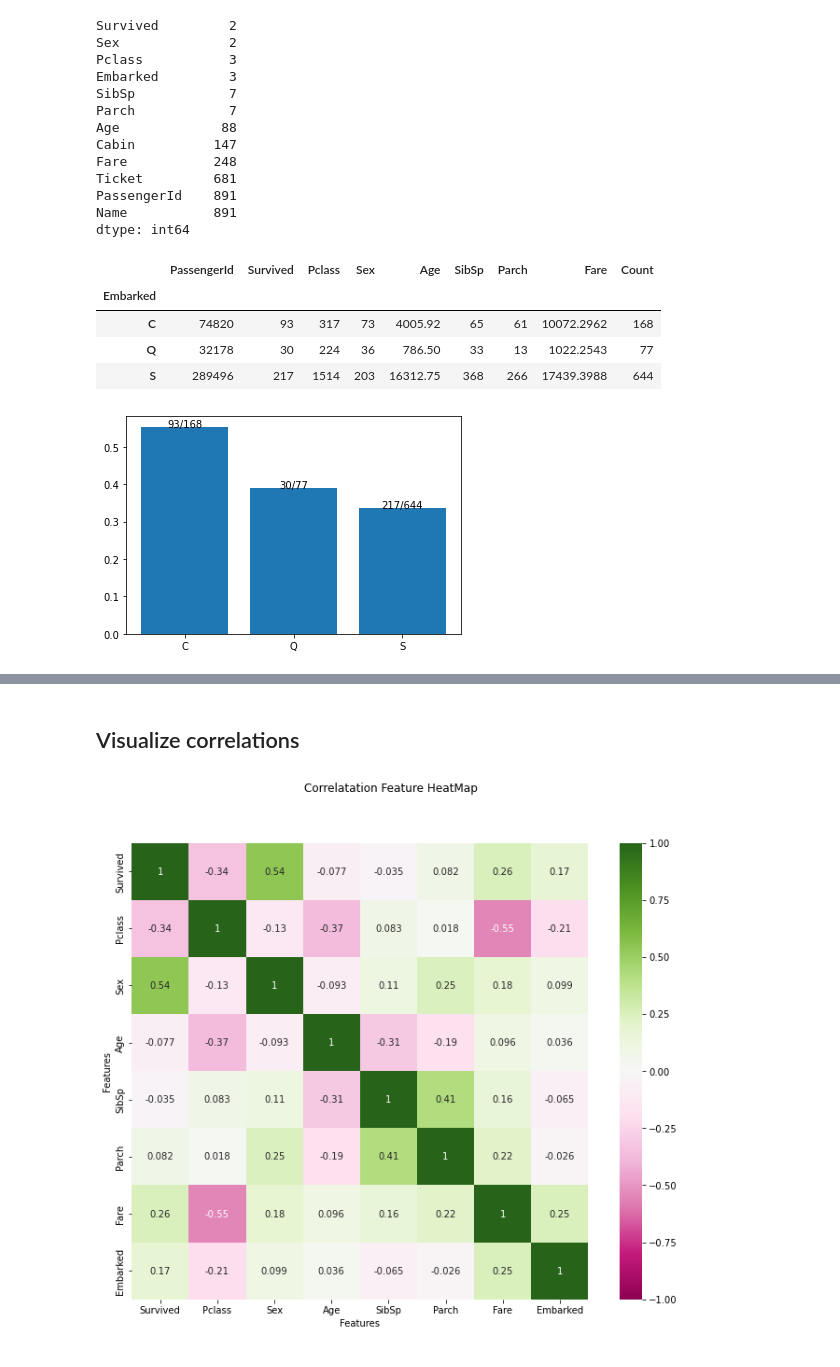
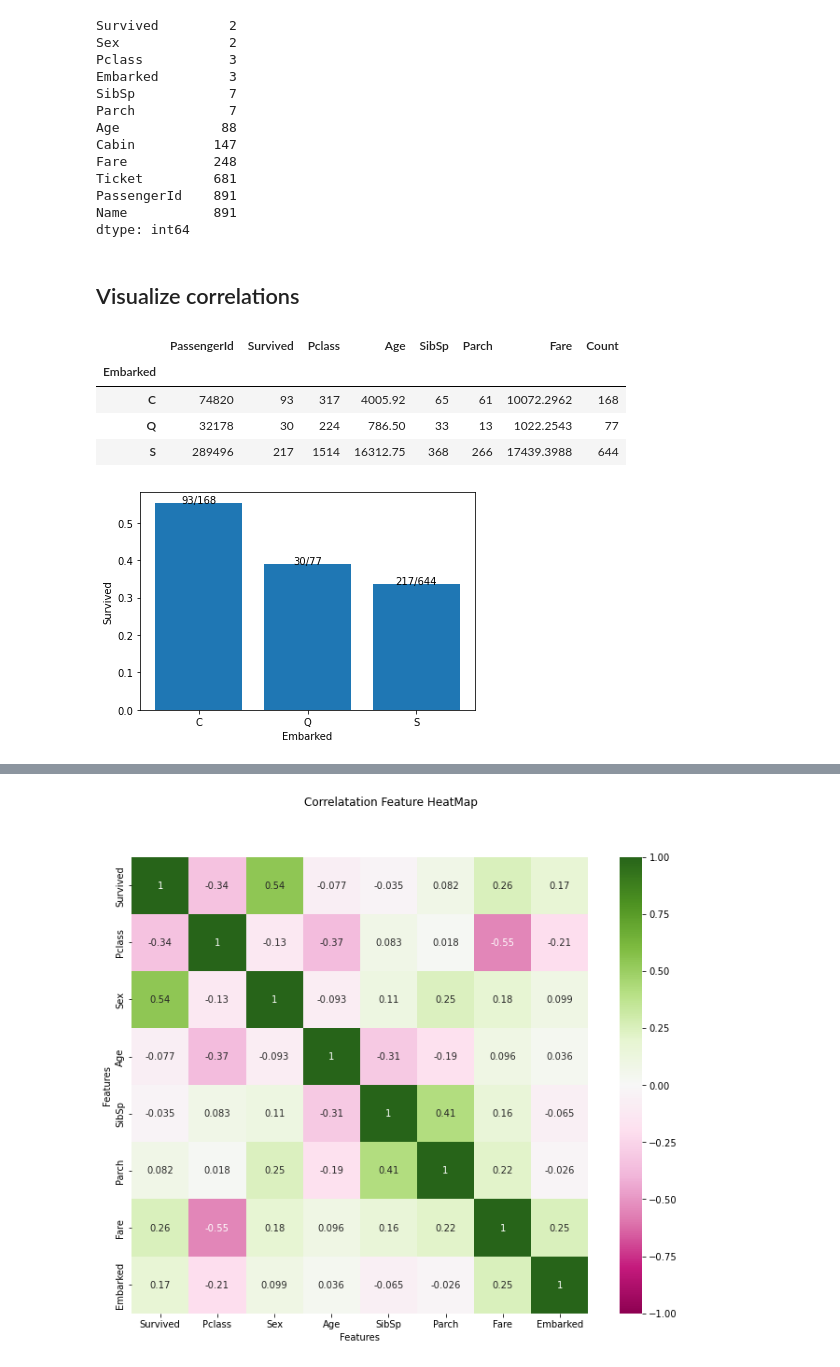
Before and after one commit to Yucheng-Zhu/Titanic_MachineLearningfromDisaster, a Jupyter notebook: Titanic (MLP).ipynb, the cells around one changed output, grey strips where cells are left out. Saved outputs shown, nothing was run; the diff lists cells and outputs as text; code cells hidden in the pictures.

```diff
--- a/Titanic (MLP).ipynb
+++ b/Titanic (MLP).ipynb
@@ -49,0 +1,26 @@ df_train_preparsed.head(5)
+# %%
+# -- Variables
+RANDOM_STATE = 42
+
+# -- Import libraries
+import pandas as pd, numpy as np
+import matplotlib.pyplot as plt, seaborn as sns
+
+# -- Import codes from folders
+import os
+cwd = os.getcwd()
+%run "{cwd}\utils\plots.py"
+%run "{cwd}\utils\data_cleansing.py"
+
+# -- Load data
+df_train_raw = pd.read_csv('data/train.csv', sep = ',')
+df_test_raw = pd.read_csv('data/test.csv', sep = ',')
+
+# -- Column used for counting
+df_train_withCount = df_train_raw.copy(deep=True)
+df_test_withCount = df_test_raw.copy(deep=True)
+
+df_train_withCount['Count'] = True; df_train_withCount['Count'].astype('bool')
+df_test_withCount['Count'] = True; df_test_withCount['Count'].astype('bool')
+
+df_train_withCount.head(5)
@@ -63,27 +47,32 @@ Ticket         681
 PassengerId    891
 Name           891
 dtype: int64
+# %% [markdown]
+## Visualize correlations
 # %%
 # -- Plot correlation between Embarked and Survived
-Grouped = df_train_preparsed.groupby(
+Grouped = df_train_withCount.groupby(
     ['Embarked']
 ).sum()
 plt.bar(
     Grouped.index,
     Grouped['Survived'] / Grouped['Count']
 )
 Plot_ShowFigures(
     Grouped.index,
     Grouped['Survived'], Grouped['Count'],
     Grouped['Survived'] / Grouped['Count']
                 )
+plt.xlabel('Embarked')
+plt.ylabel('Survived')
+
 Grouped
 # %% [output]
-|  | PassengerId | Survived | Pclass | Sex | Age | SibSp | Parch | Fare | Count |
-| Embarked |  |  |  |  |  |  |  |  |  |
-| C | 74820 | 93 | 317 | 73 | 4005.92 | 65 | 61 | 10072.2962 | 168 |
-| Q | 32178 | 30 | 224 | 36 | 786.50 | 33 | 13 | 1022.2543 | 77 |
-| S | 289496 | 217 | 1514 | 203 | 16312.75 | 368 | 266 | 17439.3988 | 644 |
+|  | PassengerId | Survived | Pclass | Age | SibSp | Parch | Fare | Count |
+| Embarked |  |  |  |  |  |  |  |  |
+| C | 74820 | 93 | 317 | 4005.92 | 65 | 61 | 10072.2962 | 168 |
+| Q | 32178 | 30 | 224 | 786.50 | 33 | 13 | 1022.2543 | 77 |
+| S | 289496 | 217 | 1514 | 16312.75 | 368 | 266 | 17439.3988 | 644 |
-[figure, old version]
+[figure, new version]
 # %%
 # -4- Make categorical fields with few values numerical
@@ -106,8 +114,6 @@ df_train_numericized.head(5)
 | 2 | 3 | 1 | 3 | Heikkinen, Miss. Laina | True | 26.0 | 0 | 0 | STON/O2. 3101282 | 7.9250 | ... |
 | 3 | 4 | 1 | 1 | Futrelle, Mrs. Jacques Heath (Lil... | True | 35.0 | 1 | 0 | 113803 | 53.1000 | ... |
 | 4 | 5 | 0 | 3 | Allen, Mr. William Henry | False | 35.0 | 0 | 0 | 373450 | 8.0500 | ... |
-# %% [markdown]
-## Visualize correlations
 # %%
 PlotFeaturesCorrelation( df_train_numericized, drops=['PassengerId','Count'] )
 # %% [output]
```
Also changed, not shown: parts of 27 cells of this notebook, 5 other files.
